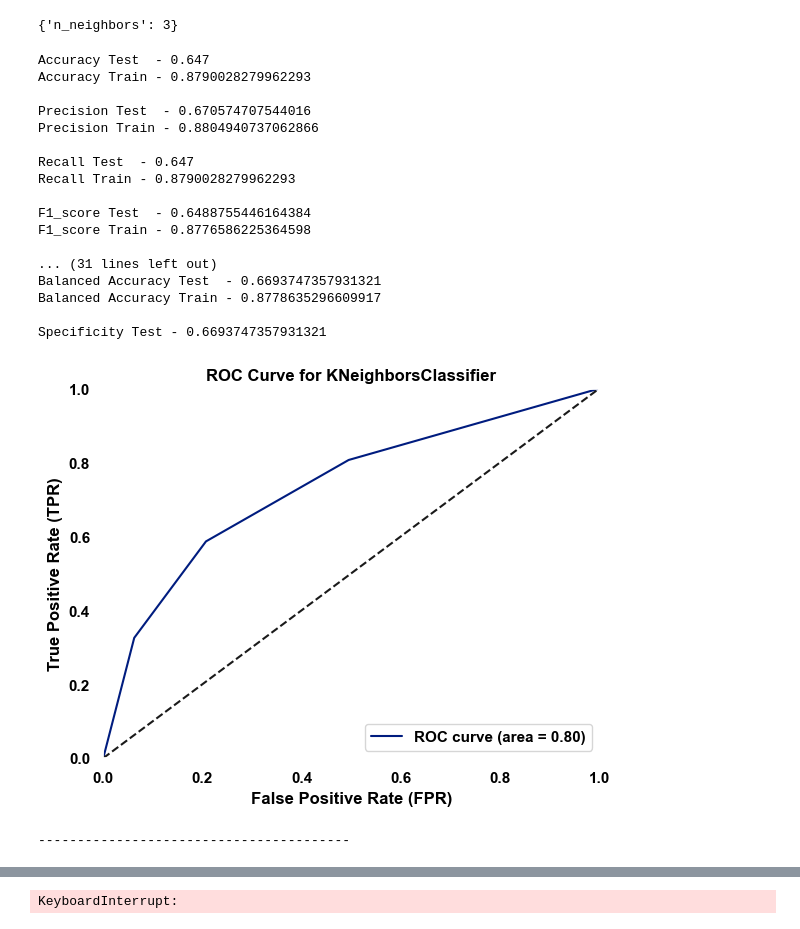
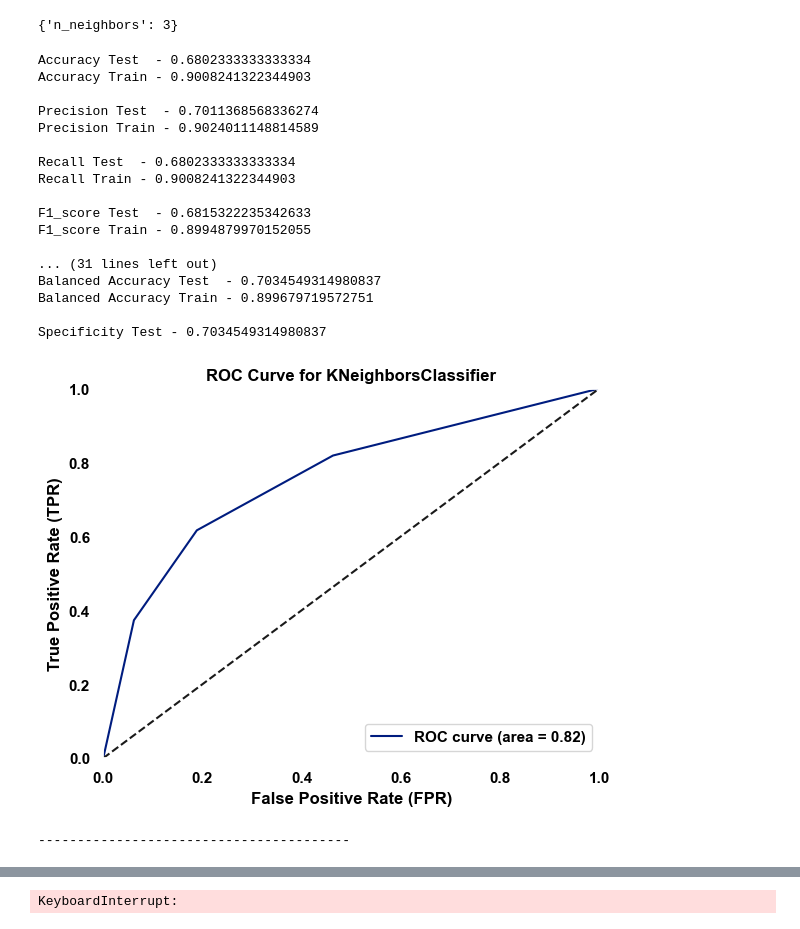
Before and after one commit to Santhosh-Analytics/Banking_Analytics, a Jupyter notebook: Classification.ipynb, the cells around one changed output, grey strips where cells are left out. Saved outputs shown, nothing was run; the diff lists cells and outputs as text; code cells hidden in the pictures.

Commit message:
Classification Modeling

```diff
--- a/Classification.ipynb
+++ b/Classification.ipynb
@@ -691,31 +671,31 @@ KNN_grid_model.best_params_
 # %%
 xgb_fea = ['credit_mix','outstanding_debt_square','interest_rate_boxcox','payment_of_min_amount',
     'total_liability_boxcox','num_credit_card','num_bank_accounts','Cluster','total_credit_exposure_boxcox',
     'num_credit_inquiries','num_of_delayed_payment','delay_from_due_date','payment_behaviour','credit_limit_change_rate_exp',
     'loan_income_ratio_month_boxcox','disposable_income','annual_income_boxcox',
     'monthly_inhand_salary_boxcox','debt_income_ratio_log',
     'age_boxcox',]
 
 KN_Classifier = KNeighborsClassifier(n_neighbors=3)
-evaluate_model(KN_Classifier,  x_train_scaled_df, y_train, x_test_scaled_df[xgb_fea], y_test)
+evaluate_model(KN_Classifier,  x_train_scaled_df, y_train, x_test_scaled_df, y_test)
 # %% [output]
-Accuracy Test  - 0.647
-Accuracy Train - 0.8790028279962293
+Accuracy Test  - 0.6802333333333334
+Accuracy Train - 0.9008241322344903
 
-Precision Test  - 0.670574707544016
-Precision Train - 0.8804940737062866
+Precision Test  - 0.7011368568336274
+Precision Train - 0.9024011148814589
 
-Recall Test  - 0.647
-Recall Train - 0.8790028279962293
+Recall Test  - 0.6802333333333334
+Recall Train - 0.9008241322344903
 
-F1_score Test  - 0.6488755446164384
-F1_score Train - 0.8776586225364598
+F1_score Test  - 0.6815322235342633
+F1_score Train - 0.8994879970152055
 
 ... (31 lines left out)
-Balanced Accuracy Test  - 0.6693747357931321
-Balanced Accuracy Train - 0.8778635296609917
+Balanced Accuracy Test  - 0.7034549314980837
+Balanced Accuracy Train - 0.899679719572751
 
-Specificity Test - 0.6693747357931321
+Specificity Test - 0.7034549314980837
-[figure, old version]
+[figure, new version]
 ----------------------------------------
 # %%
```
Also changed, not shown: parts of 6 cells of this notebook.
